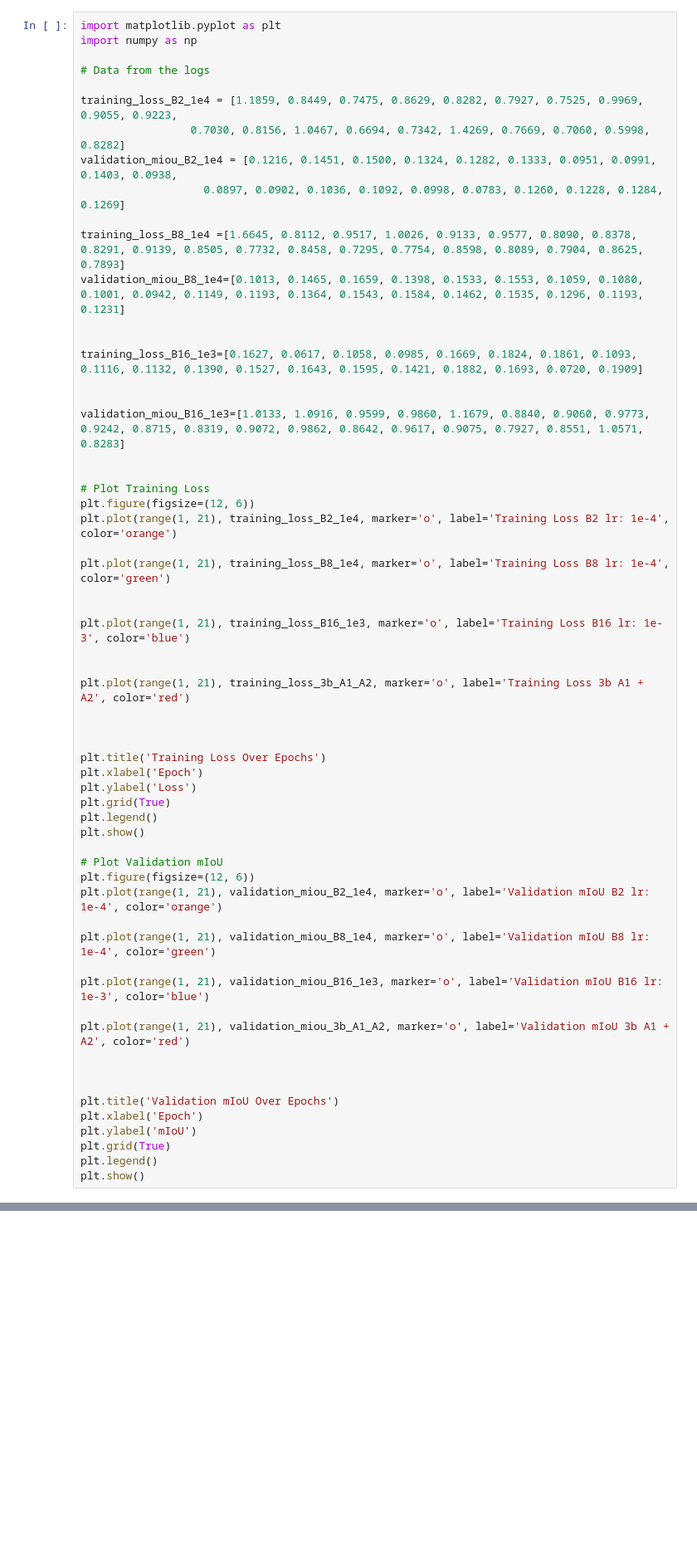
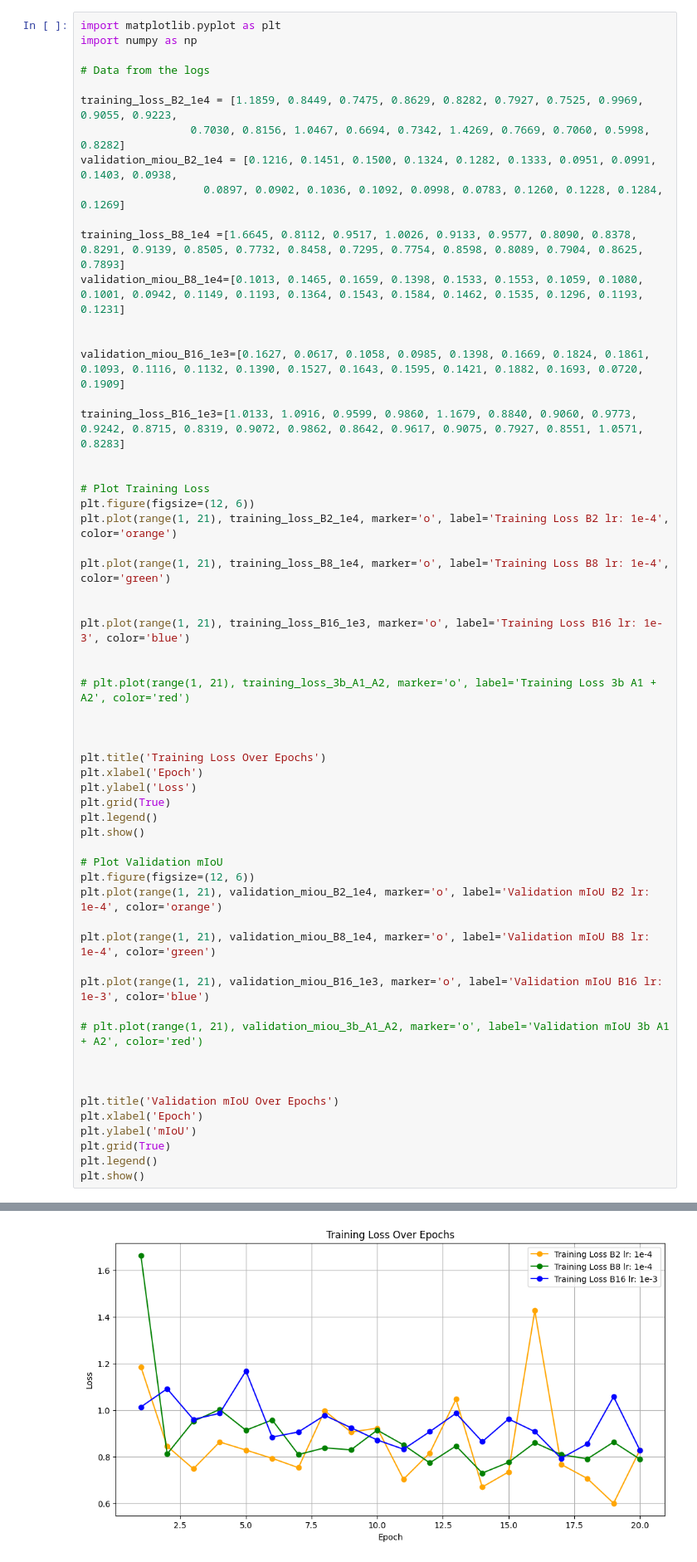
Before and after one commit to MichelePoli/AMLProject, a Jupyter notebook: GRAPH/5_graph_ Hyperparameter_Tuning.ipynb, the cells around one changed output, grey strips where cells are left out. Shown at 83% size. Cells and saved outputs as stored; diff of their text form; blank space fills up the shorter version.

```diff
--- a/GRAPH/5_graph_ Hyperparameter_Tuning.ipynb
+++ b/GRAPH/5_graph_ Hyperparameter_Tuning.ipynb
@@ -13,10 +13,9 @@ training_loss_B8_1e4 =[1.6645, 0.8112, 0.9517, 1.0026, 0.9133, 0.9577, 0.8090, 0
 validation_miou_B8_1e4=[0.1013, 0.1465, 0.1659, 0.1398, 0.1533, 0.1553, 0.1059, 0.1080, 0.1001, 0.0942, 0.1149, 0.1193, 0.1364, 0.1543, 0.1584, 0.1462, 0.1535, 0.1296, 0.1193, 0.1231]
 
 
-training_loss_B16_1e3=[0.1627, 0.0617, 0.1058, 0.0985, 0.1669, 0.1824, 0.1861, 0.1093, 0.1116, 0.1132, 0.1390, 0.1527, 0.1643, 0.1595, 0.1421, 0.1882, 0.1693, 0.0720, 0.1909]
+validation_miou_B16_1e3=[0.1627, 0.0617, 0.1058, 0.0985, 0.1398, 0.1669, 0.1824, 0.1861, 0.1093, 0.1116, 0.1132, 0.1390, 0.1527, 0.1643, 0.1595, 0.1421, 0.1882, 0.1693, 0.0720, 0.1909]
 
-
-validation_miou_B16_1e3=[1.0133, 1.0916, 0.9599, 0.9860, 1.1679, 0.8840, 0.9060, 0.9773, 0.9242, 0.8715, 0.8319, 0.9072, 0.9862, 0.8642, 0.9617, 0.9075, 0.7927, 0.8551, 1.0571, 0.8283]
+training_loss_B16_1e3=[1.0133, 1.0916, 0.9599, 0.9860, 1.1679, 0.8840, 0.9060, 0.9773, 0.9242, 0.8715, 0.8319, 0.9072, 0.9862, 0.8642, 0.9617, 0.9075, 0.7927, 0.8551, 1.0571, 0.8283]
 
 
 # Plot Training Loss
@@ -29,7 +28,7 @@ plt.plot(range(1, 21), training_loss_B8_1e4, marker='o', label='Training Loss B8
 plt.plot(range(1, 21), training_loss_B16_1e3, marker='o', label='Training Loss B16 lr: 1e-3', color='blue')
 
 
-plt.plot(range(1, 21), training_loss_3b_A1_A2, marker='o', label='Training Loss 3b A1 + A2', color='red')
+# plt.plot(range(1, 21), training_loss_3b_A1_A2, marker='o', label='Training Loss 3b A1 + A2', color='red')
 
 
 
@@ -48,7 +47,7 @@ plt.plot(range(1, 21), validation_miou_B8_1e4, marker='o', label='Validation mIo
 
 plt.plot(range(1, 21), validation_miou_B16_1e3, marker='o', label='Validation mIoU B16 lr: 1e-3', color='blue')
 
-plt.plot(range(1, 21), validation_miou_3b_A1_A2, marker='o', label='Validation mIoU 3b A1 + A2', color='red')
+# plt.plot(range(1, 21), validation_miou_3b_A1_A2, marker='o', label='Validation mIoU 3b A1 + A2', color='red')
 
 
 
@@ -63,0 +61 @@ NameError: name 'loss_B2' is not defined
+[figure, added]
```
Also changed, not shown: parts of 1 cell of this notebook, 4 other files.
